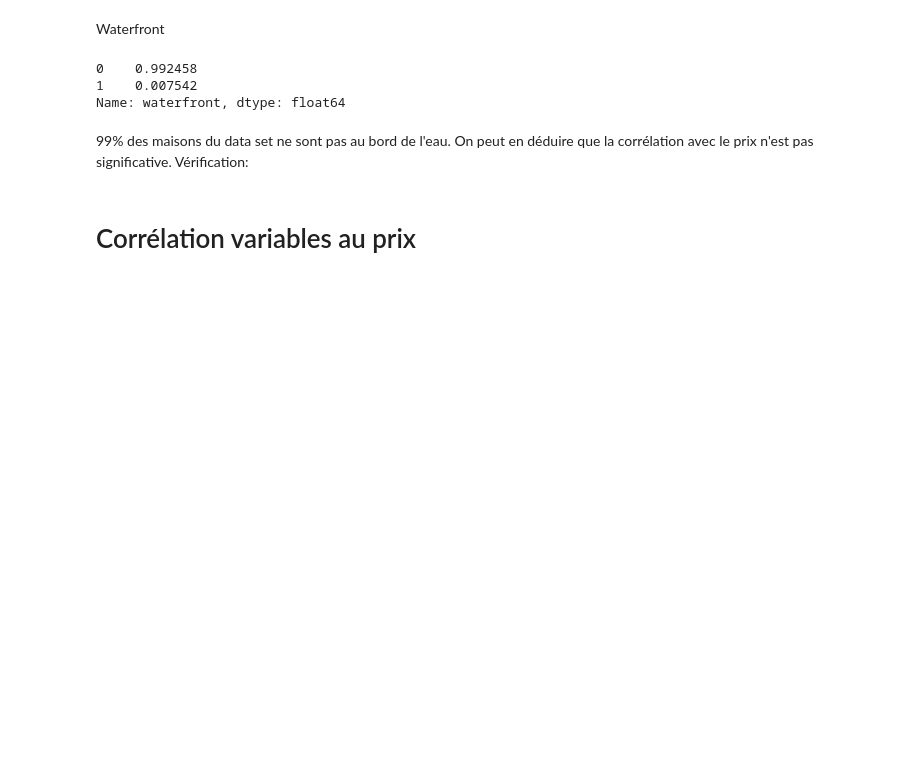
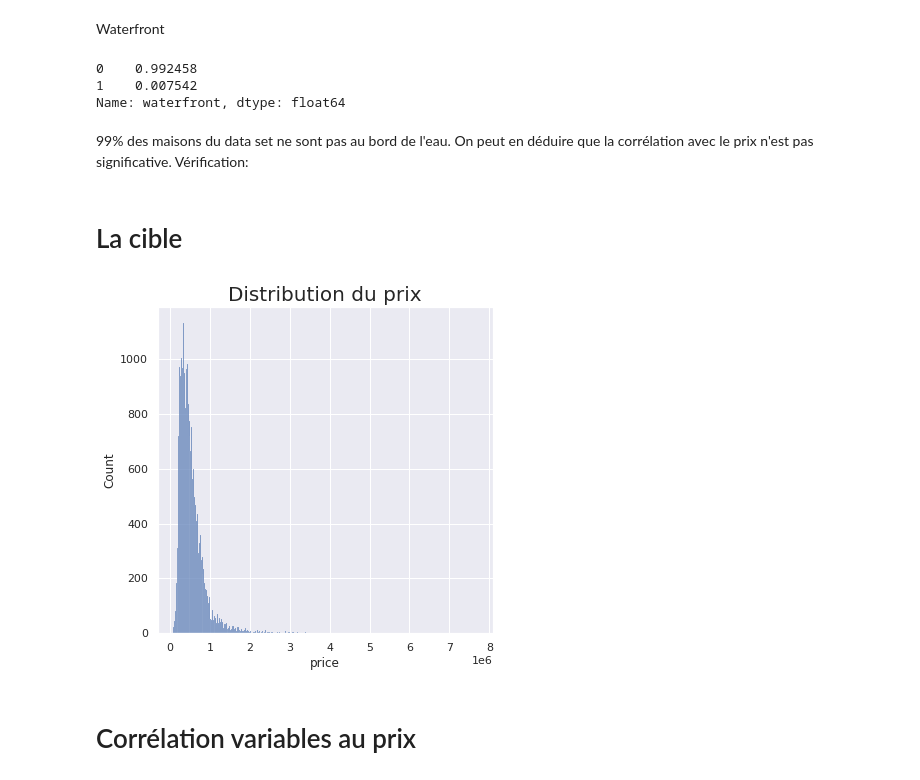
Before and after one commit to NinaNusb/Prediction_prix_maisons, a Jupyter notebook: data_cleaning_analysis.ipynb, the cells around one changed output. Drawn from its saved outputs; the diff is of its cells as text; code cells hidden in the pictures; blank space fills up the shorter version.

```diff
--- a/data_cleaning_analysis.ipynb
+++ b/data_cleaning_analysis.ipynb
@@ -306,6 +486,13 @@ df_house.waterfront.value_counts(normalize=True)
 Name: waterfront, dtype: float64
 # %% [markdown]
 99% des maisons  du data set ne sont pas au bord de l'eau. On peut en déduire que la corrélation avec le prix n'est pas significative. Vérification:
+# %% [markdown]
+# La cible
+# %%
+sns.set(rc={'figure.figsize':(6,6)})
+price_hist_plot=sns.histplot(x='price', data=df_house).set_title('Distribution du prix', fontdict={'fontsize':20})
+# %% [output]
+[figure, added]
 # %% [markdown]
 # Corrélation variables au prix
 # %%
```
Also changed, not shown: parts of 59 cells of this notebook, 1 other file.
